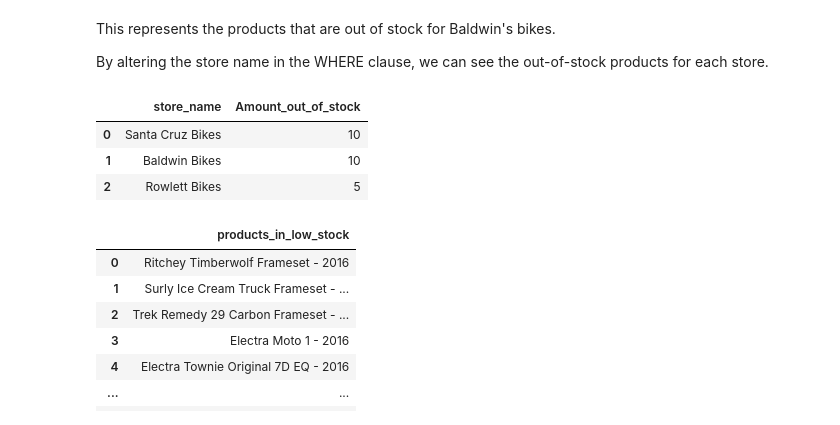
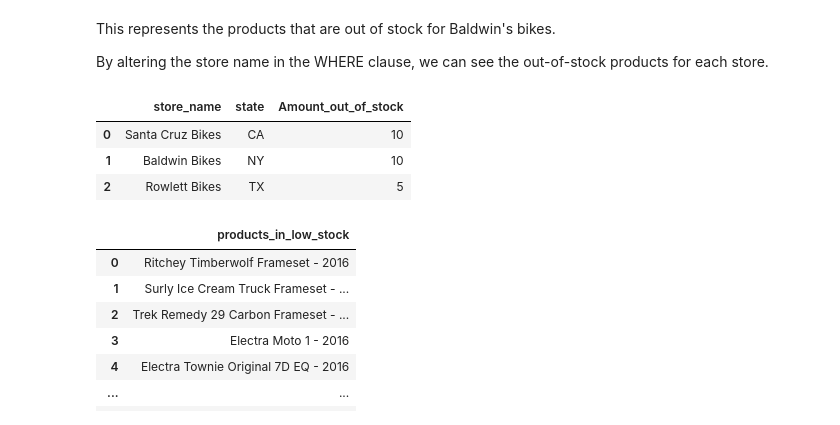
Before and after one commit to AbhimanyuShri/Bike-Store-Sales-Analysis, a Jupyter notebook: bike-store-sales-analysis.ipynb, the cells around one changed output. Saved outputs shown, nothing was run; the diff lists cells and outputs as text; code cells hidden in the pictures.

```diff
--- a/bike-store-sales-analysis.ipynb
+++ b/bike-store-sales-analysis.ipynb
@@ -628,33 +628,33 @@ This represents the products that are out of stock for Baldwin's bikes.
 By altering the store name in the WHERE clause, we can see the out-of-stock products for each store.
 # %%
 q21a= '''
-SELECT store_name, COUNT(products_out_of_stock) AS Amount_out_of_stock FROM
+SELECT store_name, state, COUNT(products_out_of_stock) AS Amount_out_of_stock FROM
 (
-SELECT st.store_name,p.product_name
+SELECT st.store_name, st.state, p.product_name
 AS products_out_of_stock
 FROM products p
 LEFT JOIN stocks s
 ON s.product_id=p.product_id
 LEFT JOIN stores st
 ON st.store_id=s.store_id
 WHERE s.quantity=0
 )
 GROUP BY
 store_name
 ORDER BY
 Amount_out_of_stock DESC;
 
 
 
 '''
 
 df21a = pd.read_sql_query(q21a, db)
 df21a
 # %% [output]
-|  | store_name | Amount_out_of_stock |
-| 0 | Santa Cruz Bikes | 10 |
-| 1 | Baldwin Bikes | 10 |
-| 2 | Rowlett Bikes | 5 |
+|  | store_name | state | Amount_out_of_stock |
+| 0 | Santa Cruz Bikes | CA | 10 |
+| 1 | Baldwin Bikes | NY | 10 |
+| 2 | Rowlett Bikes | TX | 5 |
 # %%
 q22= '''
 
```
Also changed, not shown: parts of 6 cells of this notebook.
